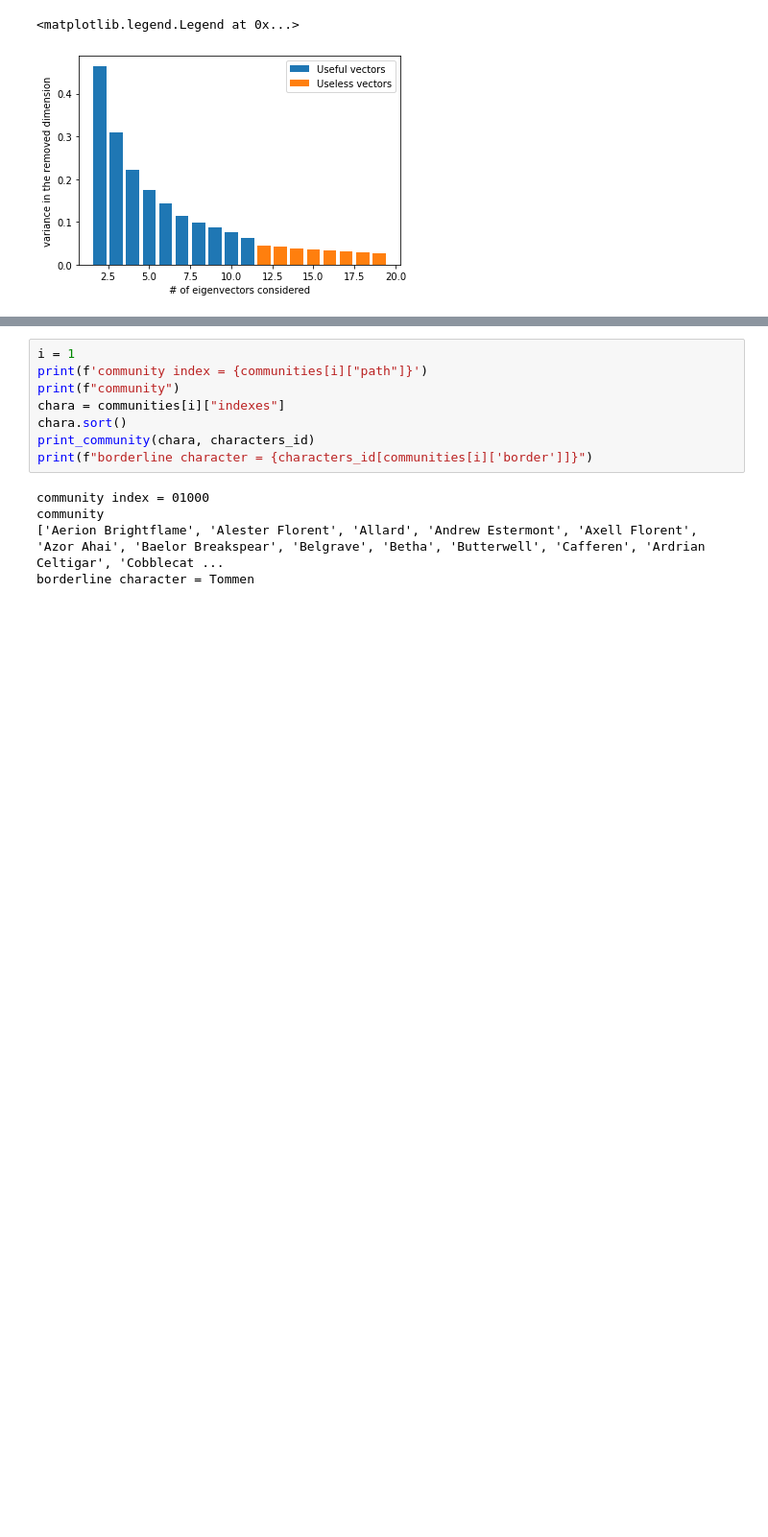
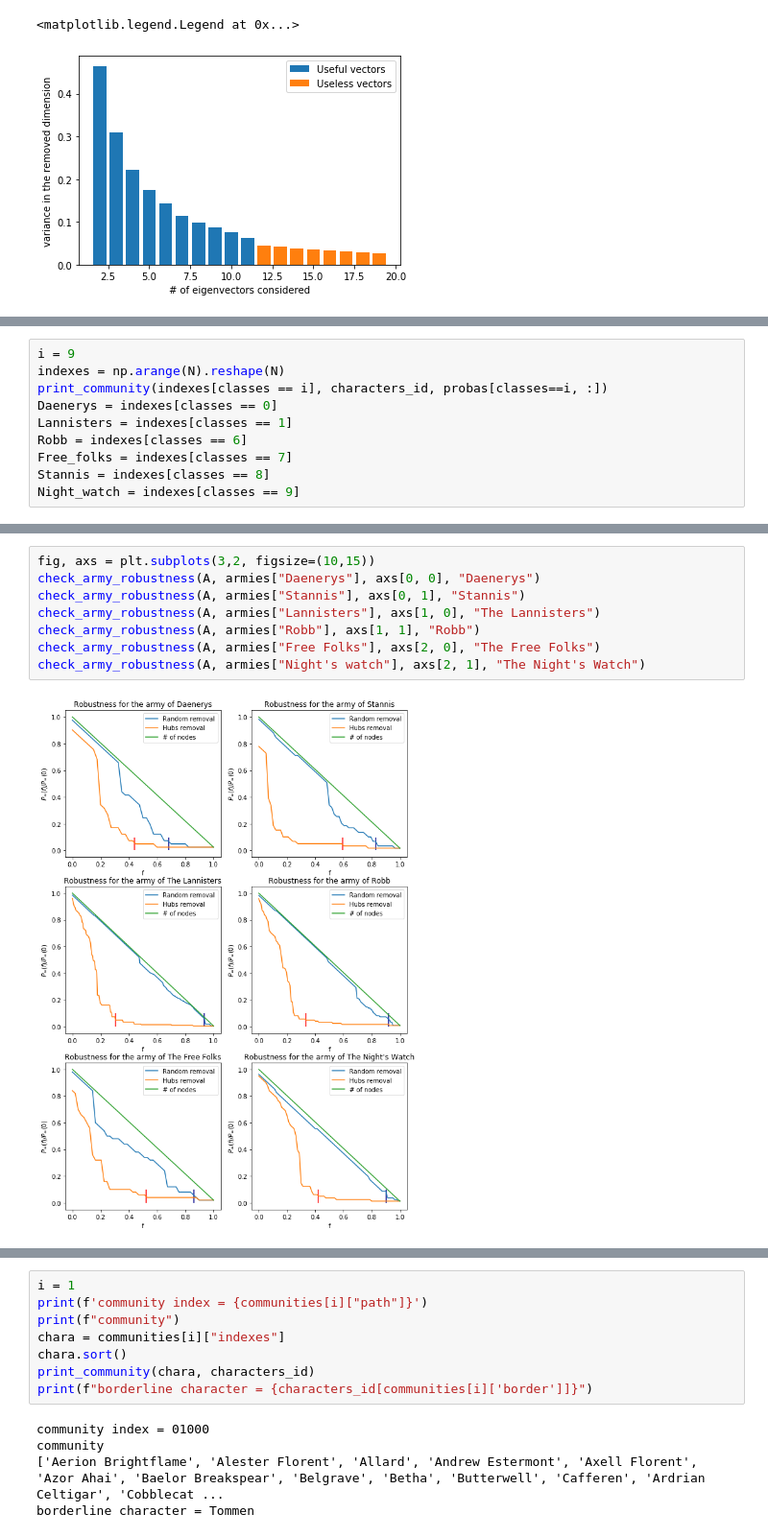
Before and after one commit to Dan8991/A-Storm-of-Nodes, a Jupyter notebook: got_network2.ipynb, the cells around one changed output, grey strips where cells are left out. Shown at 96% size. Saved outputs shown, nothing was run; the diff lists cells and outputs as text; blank space fills up the shorter version.

```diff
--- a/got_network2.ipynb
+++ b/got_network2.ipynb
@@ -272,0 +296,10 @@ Stannis = np.array(Stannis)
+# %%
+i = 9
+indexes = np.arange(N).reshape(N)
+print_community(indexes[classes == i], characters_id, probas[classes==i, :])
+Daenerys = indexes[classes == 0]
+Lannisters = indexes[classes == 1]
+Robb = indexes[classes == 6]
+Free_folks = indexes[classes == 7]
+Stannis = indexes[classes == 8]
+Night_watch = indexes[classes == 9]
@@ -273,3 +372,13 @@ Stannis = np.array(Stannis)
+# %%
+fig, axs = plt.subplots(3,2, figsize=(10,15))
+check_army_robustness(A, armies["Daenerys"], axs[0, 0], "Daenerys")
+check_army_robustness(A, armies["Stannis"], axs[0, 1], "Stannis")
+check_army_robustness(A, armies["Lannisters"], axs[1, 0], "The Lannisters")
+check_army_robustness(A, armies["Robb"], axs[1, 1], "Robb")
+check_army_robustness(A, armies["Free Folks"], axs[2, 0], "The Free Folks")
+check_army_robustness(A, armies["Night's watch"], axs[2, 1], "The Night's Watch")
+# %% [output]
+[figure, added]
 # %%
 f = nw.spectral_clustering_reordering
 
```
Also changed, not shown: parts of 19 cells of this notebook.
